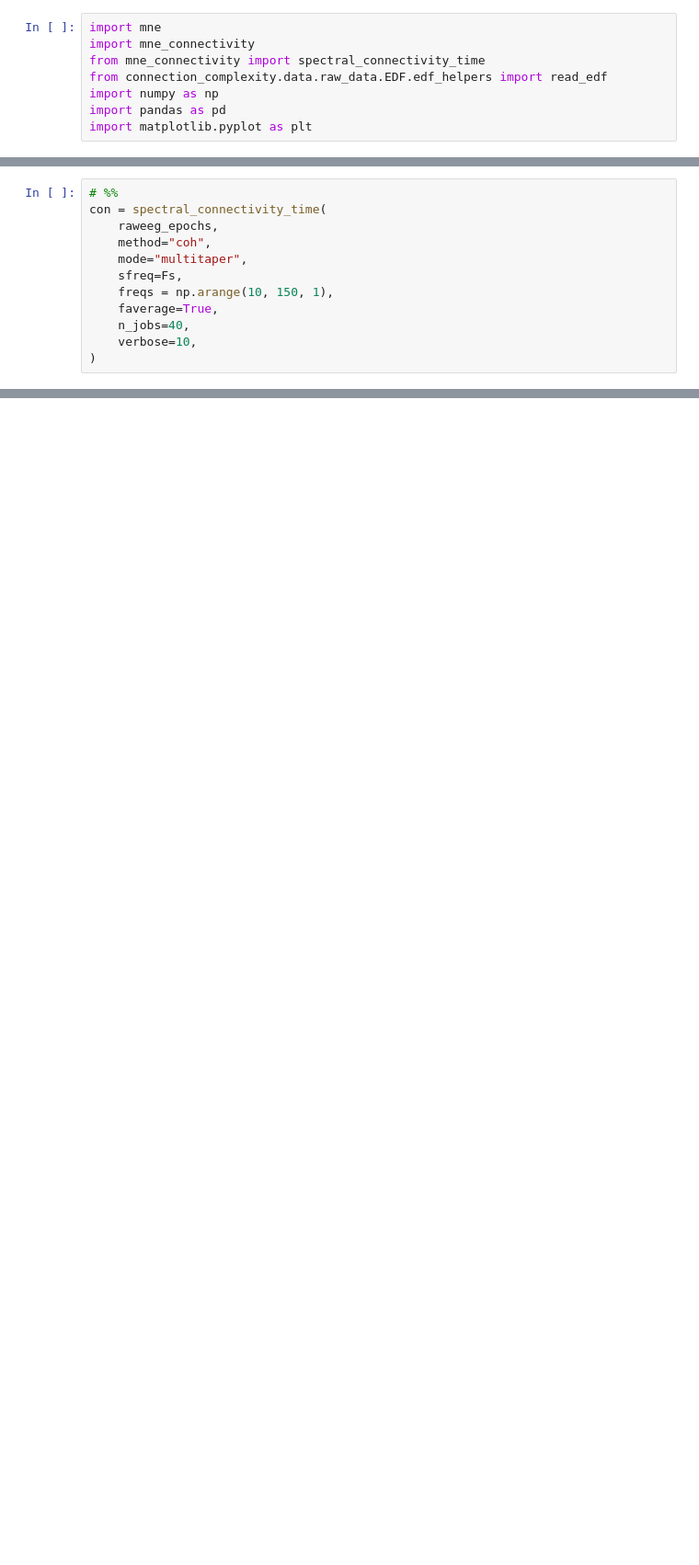
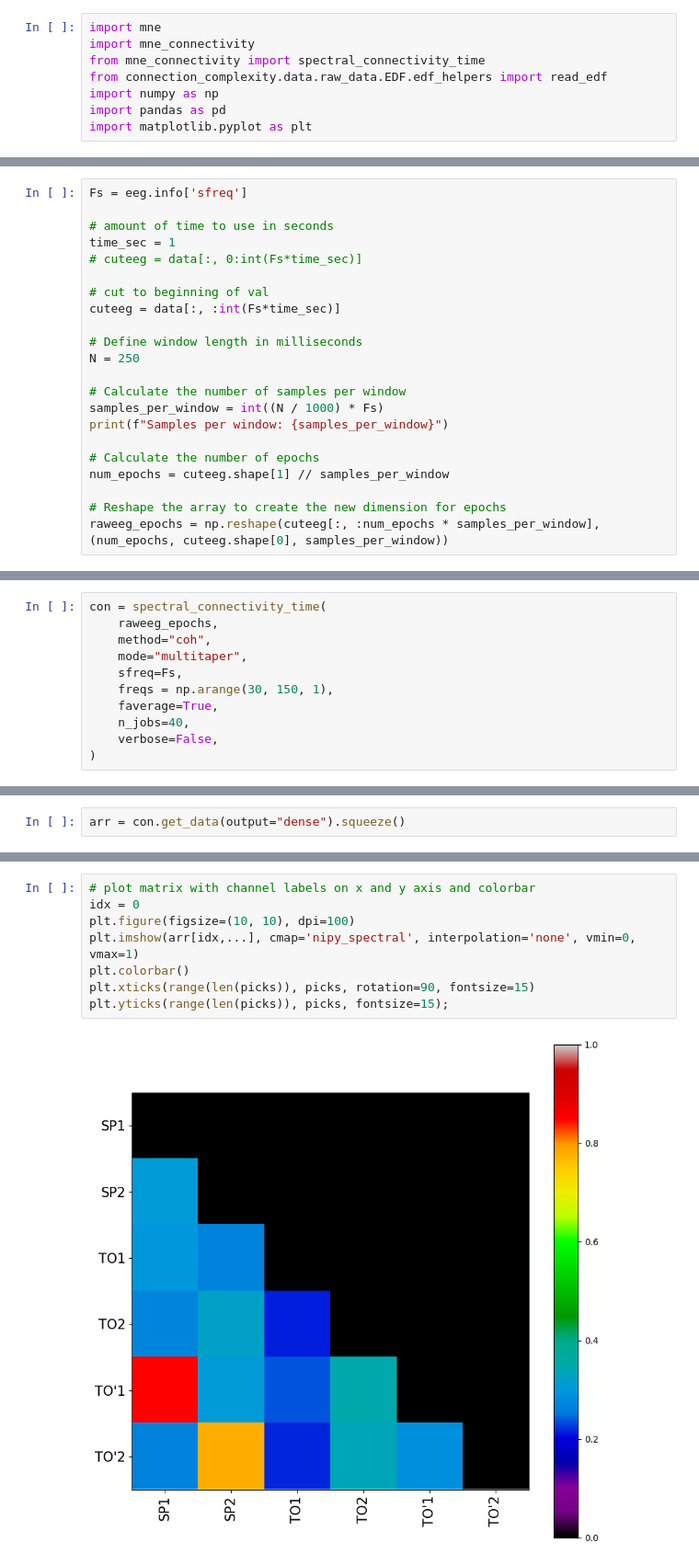
Before and after one commit to wendeldr/spacetimeformer, a Jupyter notebook: connect_test.ipynb, the cells around one changed output, grey strips where cells are left out. Shown at 92% size. Saved outputs shown, nothing was run; the diff lists cells and outputs as text; blank space fills up the shorter version.

```diff
--- a/connect_test.ipynb
+++ b/connect_test.ipynb
@@ -31,0 +49,22 @@ plt.plot(data.T);
+# %%
+Fs = eeg.info['sfreq']
+
+# amount of time to use in seconds
+time_sec = 1
+# cuteeg = data[:, 0:int(Fs*time_sec)]
+
+# cut to beginning of val
+cuteeg = data[:, :int(Fs*time_sec)]
+
+# Define window length in milliseconds
+N = 250
+
+# Calculate the number of samples per window
+samples_per_window = int((N / 1000) * Fs)
+print(f"Samples per window: {samples_per_window}")
+
+# Calculate the number of epochs
+num_epochs = cuteeg.shape[1] // samples_per_window
+
+# Reshape the array to create the new dimension for epochs
+raweeg_epochs = np.reshape(cuteeg[:, :num_epochs * samples_per_window], (num_epochs, cuteeg.shape[0], samples_per_window))
@@ -67,12 +83,11 @@ cycle_freq
-# %%
 # %%
 con = spectral_connectivity_time(
     raweeg_epochs,
     method="coh",
     mode="multitaper",
     sfreq=Fs,
-    freqs = np.arange(10, 150, 1),
+    freqs = np.arange(30, 150, 1),
     faverage=True,
     n_jobs=40,
-    verbose=10,
+    verbose=False,
 )
@@ -117,0 +94,2 @@ Using ProgressBar with tqdm.auto
+# %%
+arr = con.get_data(output="dense").squeeze()
@@ -117,0 +100,10 @@ Using ProgressBar with tqdm.auto
+# %%
+# plot matrix with channel labels on x and y axis and colorbar
+idx = 0
+plt.figure(figsize=(10, 10), dpi=100)
+plt.imshow(arr[idx,...], cmap='nipy_spectral', interpolation='none', vmin=0, vmax=1)
+plt.colorbar()
+plt.xticks(range(len(picks)), picks, rotation=90, fontsize=15)
+plt.yticks(range(len(picks)), picks, fontsize=15);
+# %% [output]
+[figure, added]
```
Also changed, not shown: parts of 19 cells of this notebook, 13 other files.
